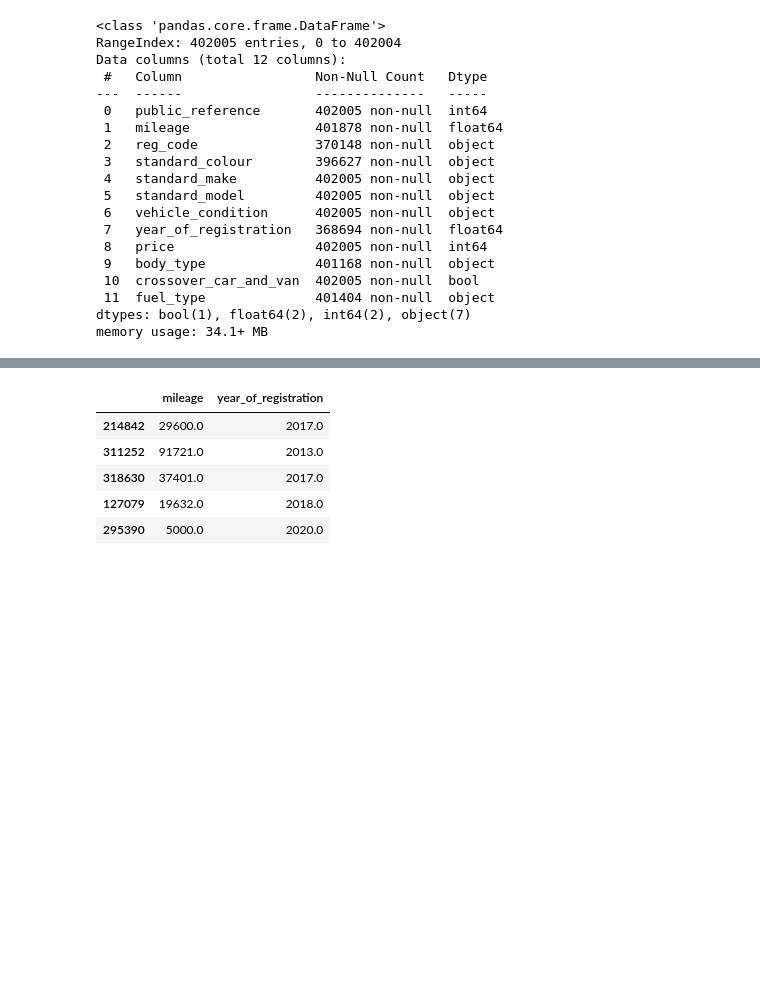
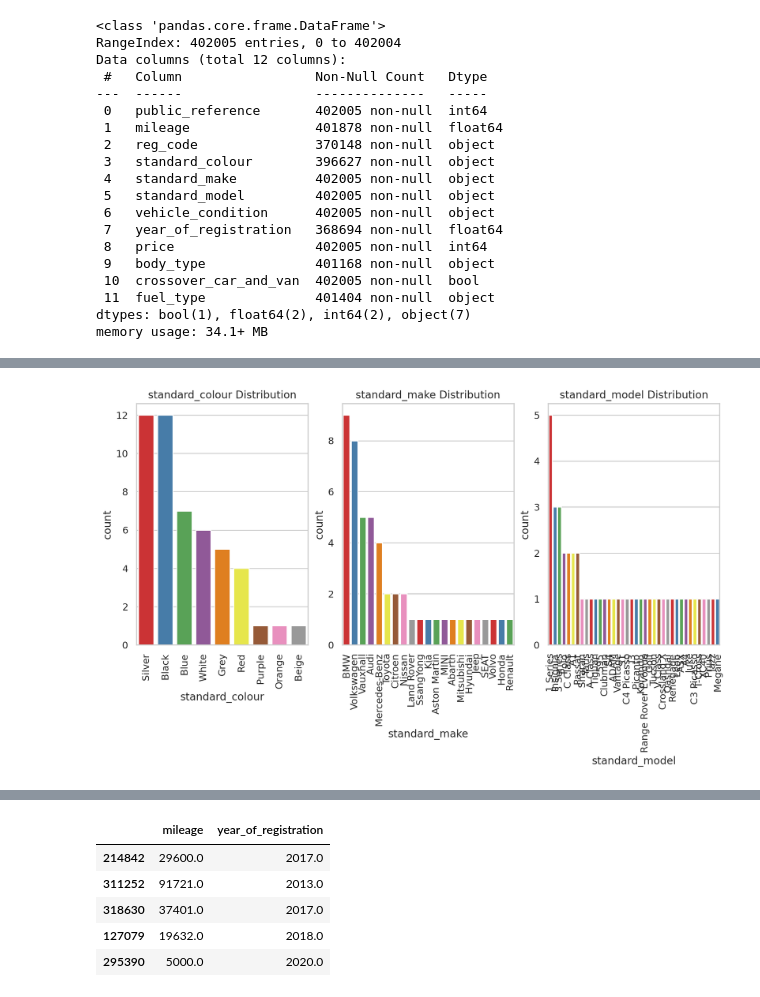
Before and after one commit to kessingtonosazee/GCP_Project_1, a Jupyter notebook: assessment_rrr.ipynb, the cells around one changed output, grey strips where cells are left out. Cells and saved outputs as stored; diff of their text form; code cells hidden in the pictures; blank space fills up the shorter version.

```diff
--- a/assessment_rrr.ipynb
+++ b/assessment_rrr.ipynb
@@ -122,0 +250,29 @@ memory usage: 34.1+ MB
+# %%
+import seaborn as sns
+import matplotlib.pyplot as plt
+import pandas as pd
+
+# Assuming df is your DataFrame and 'categorical_features' is a list of your categorical features
+categorical_features = ['standard_colour', 'standard_make', 'standard_model']
+
+# Randomly sample a subset of your data (adjust the sample size as needed)
+sample_size = 50
+
+# Create subplots with one row and a number of columns equal to the number of categorical features
+fig, axes = plt.subplots(1, len(categorical_features), figsize=(12, 5))
+
+for i, feature in enumerate(categorical_features):
+    # Sample the data for the current feature
+    sampled_data = aut_1[feature].sample(n=sample_size, random_state=42)
+
+    # Create a count plot for the current feature on the corresponding subplot
+    sns.countplot(x=sampled_data, order=sampled_data.value_counts().index, palette="Set1", ax=axes[i])
+    axes[i].set_title(f'{feature} Distribution')
+
+    # Rotate x-axis labels for better visibility
+    axes[i].tick_params(axis='x', rotation=90)
+
+
+plt.show()
+# %% [output]
+[figure, added]
```
Also changed, not shown: parts of 18 cells of this notebook.
